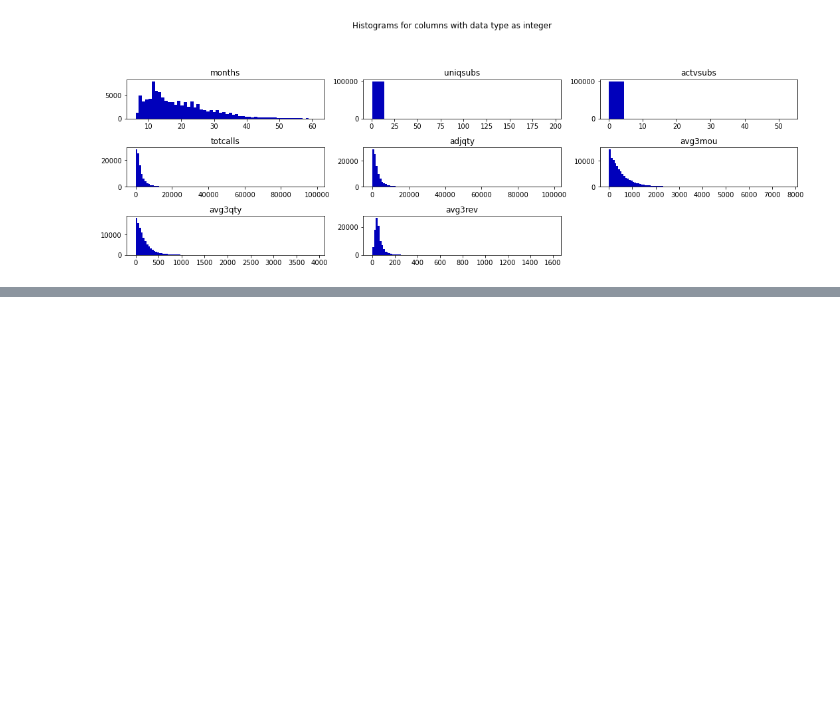
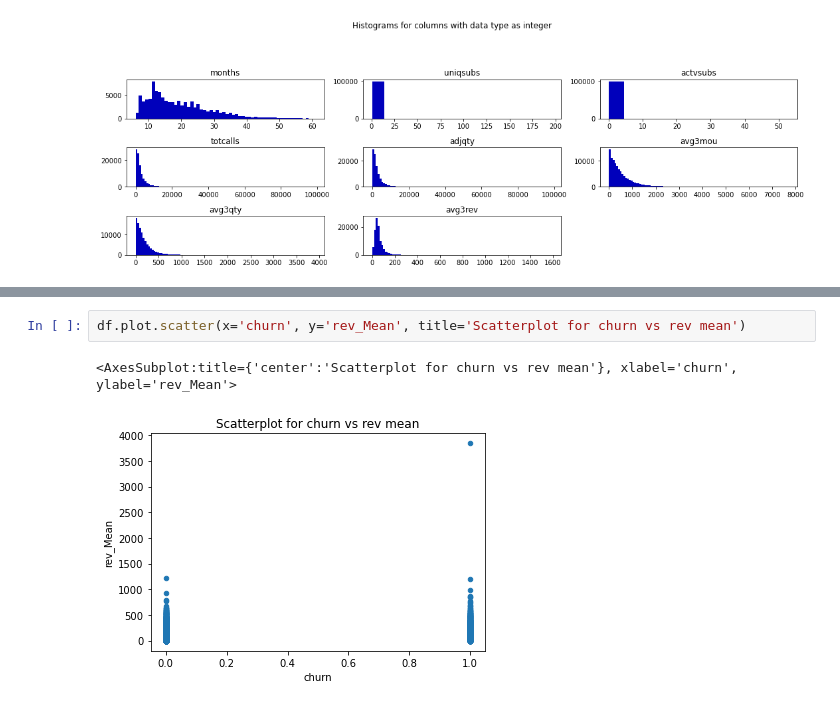
Before and after one commit to anushreejoshi03/datascience, a Jupyter notebook: churn rate telco.ipynb, the cells around one changed output, grey strips where cells are left out. Drawn from its saved outputs; the diff is of its cells as text; blank space fills up the shorter version.

```diff
--- a/churn rate telco.ipynb
+++ b/churn rate telco.ipynb
@@ -215,0 +325,5 @@ def find_outliers(df,columns):
+# %%
+df.plot.scatter(x='churn', y='rev_Mean', title='Scatterplot for churn vs rev mean')
+# %% [output]
+<AxesSubplot:title={'center':'Scatterplot for churn vs rev mean'}, xlabel='churn', ylabel='rev_Mean'>
+[figure, added]
```
Also changed, not shown: parts of 26 cells of this notebook.
